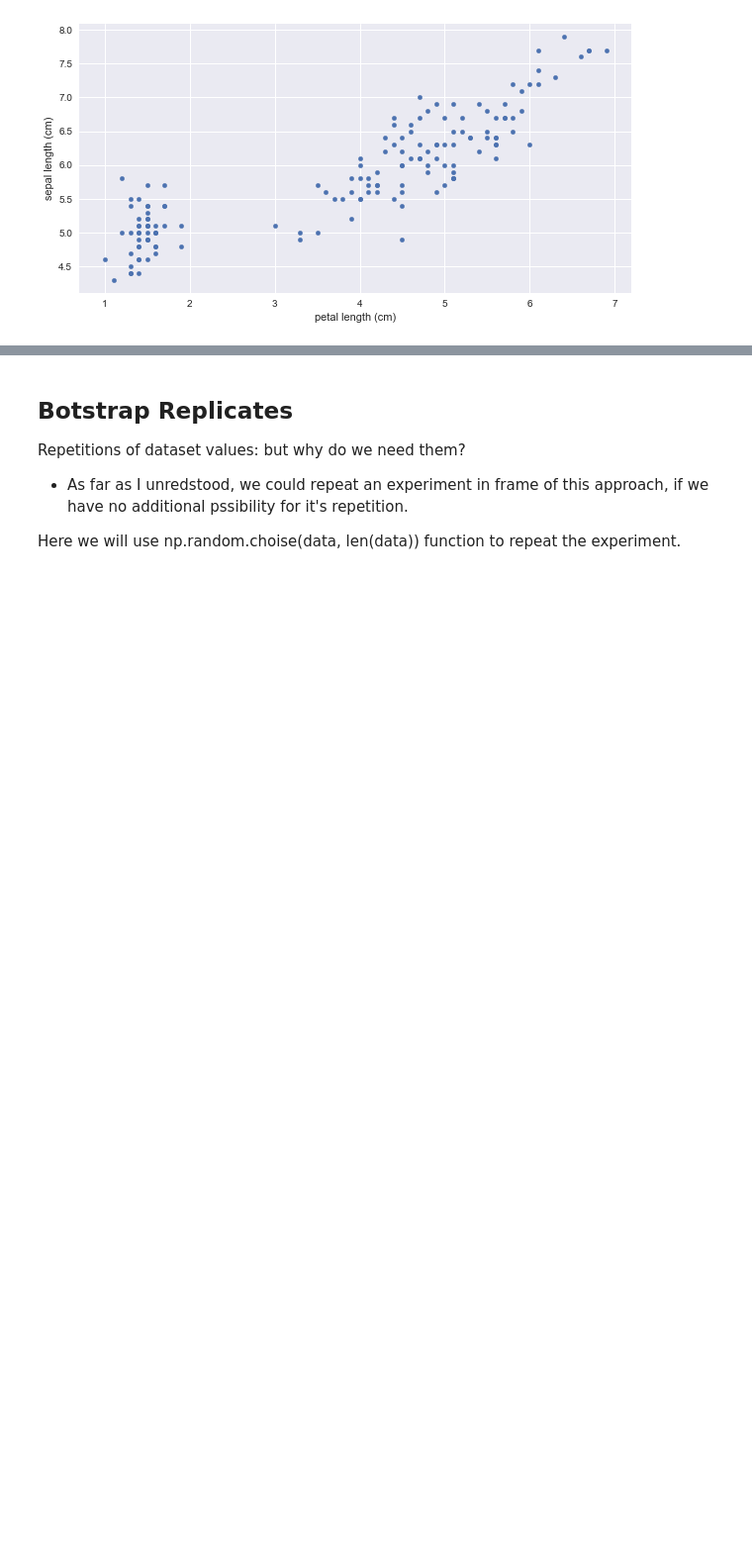
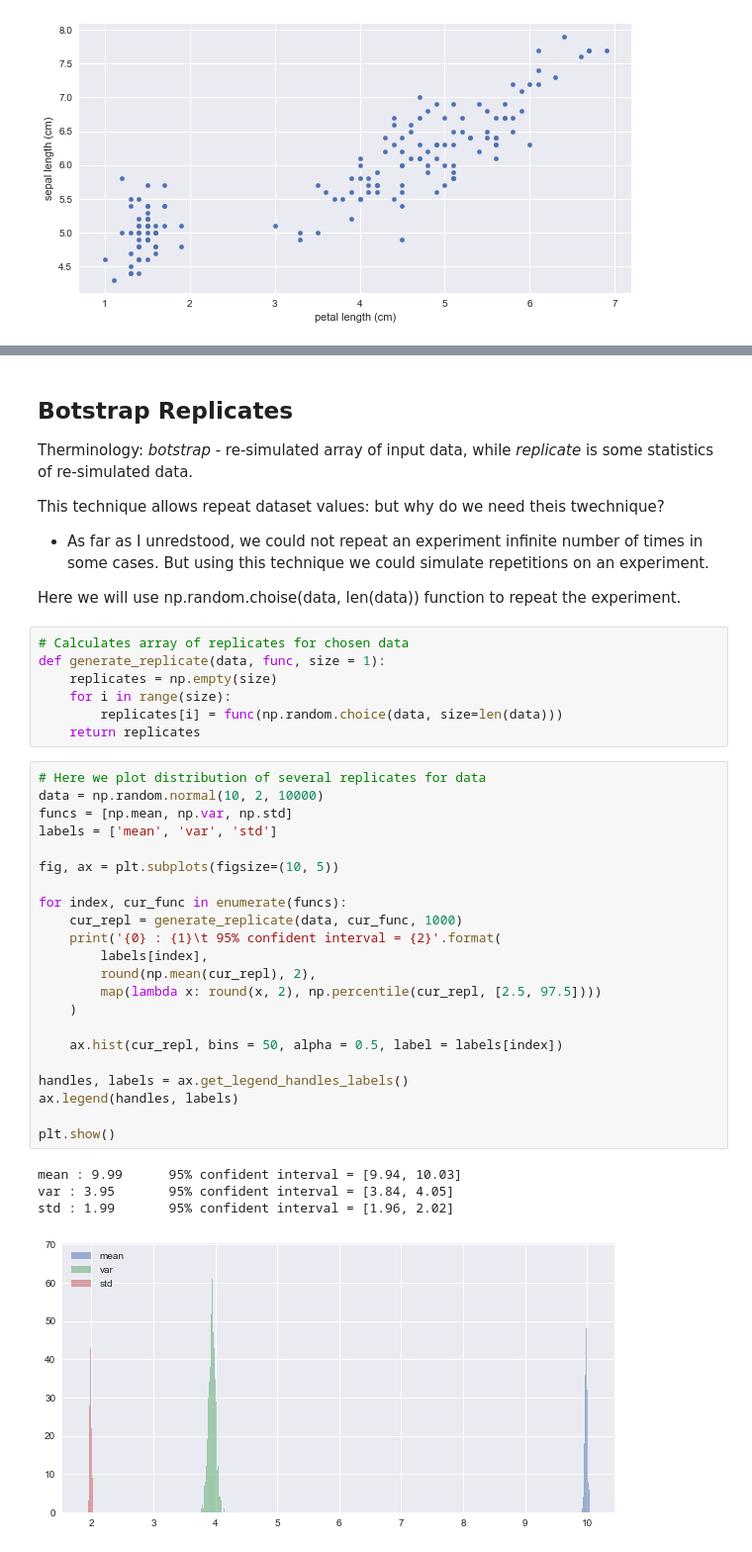
Before and after one commit to ZakharovAleksey/Study, a Jupyter notebook: Machine Learning/Data Camp ML/stats_eda.ipynb, the cells around one changed output, grey strips where cells are left out. Shown: that part at 99% size. Drawn from its saved outputs; the diff is of its cells as text; blank space fills up the shorter version.

Commit message:
Bootstrap & replicates intro (intro to confidence intervals).

```diff
--- a/Machine Learning/Data Camp ML/stats_eda.ipynb
+++ b/Machine Learning/Data Camp ML/stats_eda.ipynb
@@ -128,7 +129,43 @@ Notes:
 # %% [markdown]
 ## Botstrap Replicates
 
-Repetitions of dataset values: but why do we need them?
-- As far as I unredstood, we could repeat an experiment in frame of this approach, if we have no additional pssibility for it's repetition.
+Therminology: *botstrap* - re-simulated array of input data, while *replicate* is some statistics of re-simulated data.
+
+This technique allows repeat dataset values: but why do we need theis twechnique?
+- As far as I unredstood, we could not repeat an experiment infinite number of times in some cases. But using this technique we could simulate repetitions on an experiment.
 
 Here we will use np.random.choise(data, len(data)) function to repeat the experiment.
+# %%
+# Calculates array of replicates for chosen data
+def generate_replicate(data, func, size = 1):
+    replicates = np.empty(size)
+    for i in range(size):
+        replicates[i] = func(np.random.choice(data, size=len(data)))
+    return replicates
+# %%
+# Here we plot distribution of several replicates for data
+data = np.random.normal(10, 2, 10000)
+funcs = [np.mean, np.var, np.std]
+labels = ['mean', 'var', 'std']
+
+fig, ax = plt.subplots(figsize=(10, 5))
+
+for index, cur_func in enumerate(funcs):
+    cur_repl = generate_replicate(data, cur_func, 1000)
+    print('{0} : {1}\t 95% confident interval = {2}'.format(
+        labels[index],
+        round(np.mean(cur_repl), 2),
+        map(lambda x: round(x, 2), np.percentile(cur_repl, [2.5, 97.5])))
+    )
+
+    ax.hist(cur_repl, bins = 50, alpha = 0.5, label = labels[index])
+
+handles, labels = ax.get_legend_handles_labels()
+ax.legend(handles, labels)
+
+plt.show()
+# %% [output]
+mean : 9.99      95% confident interval = [9.94, 10.03]
+var : 3.95       95% confident interval = [3.84, 4.05]
+std : 1.99       95% confident interval = [1.96, 2.02]
+[figure, added]
```
Also changed, not shown: parts of 2 cells of this notebook.
